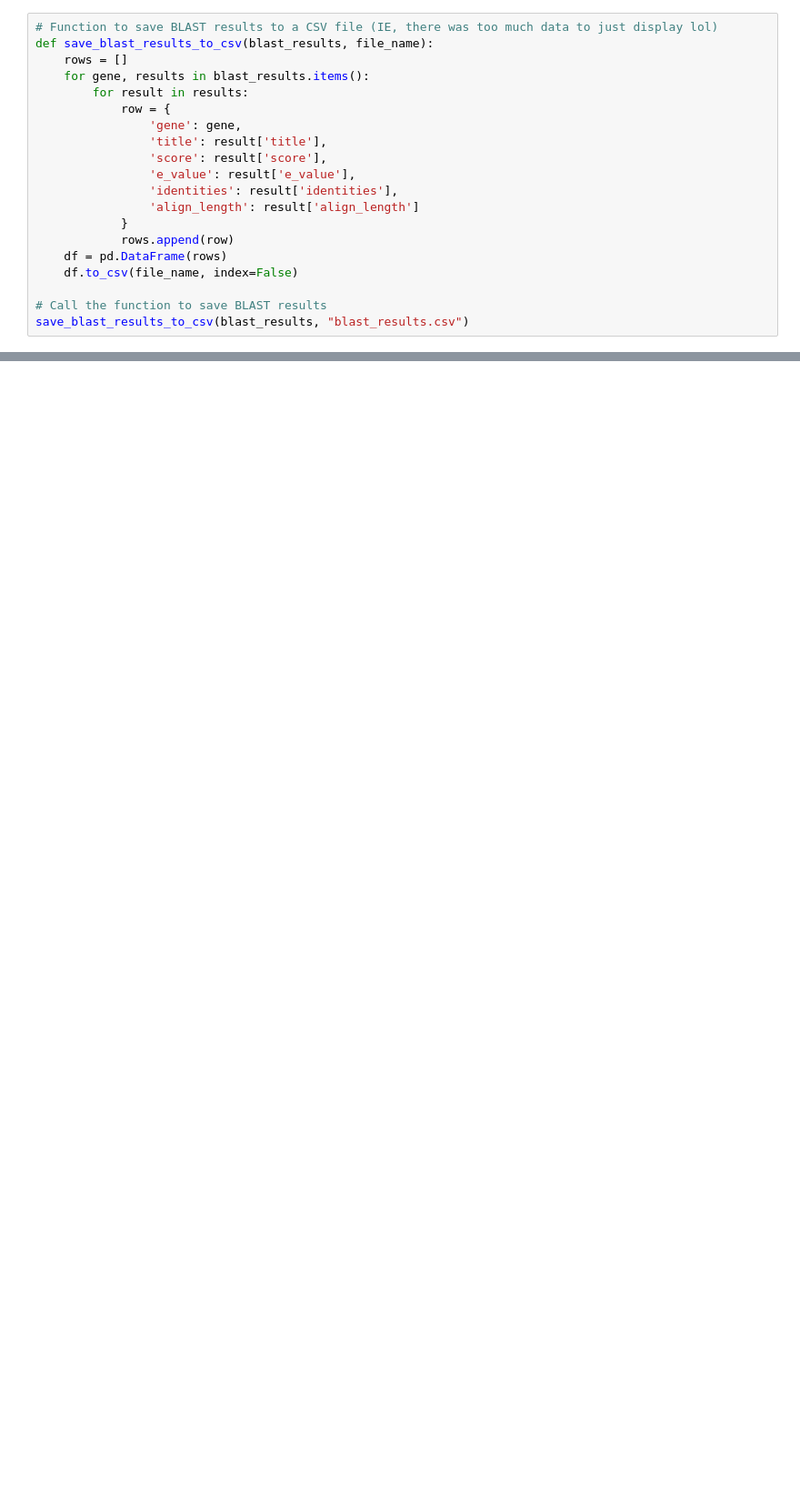
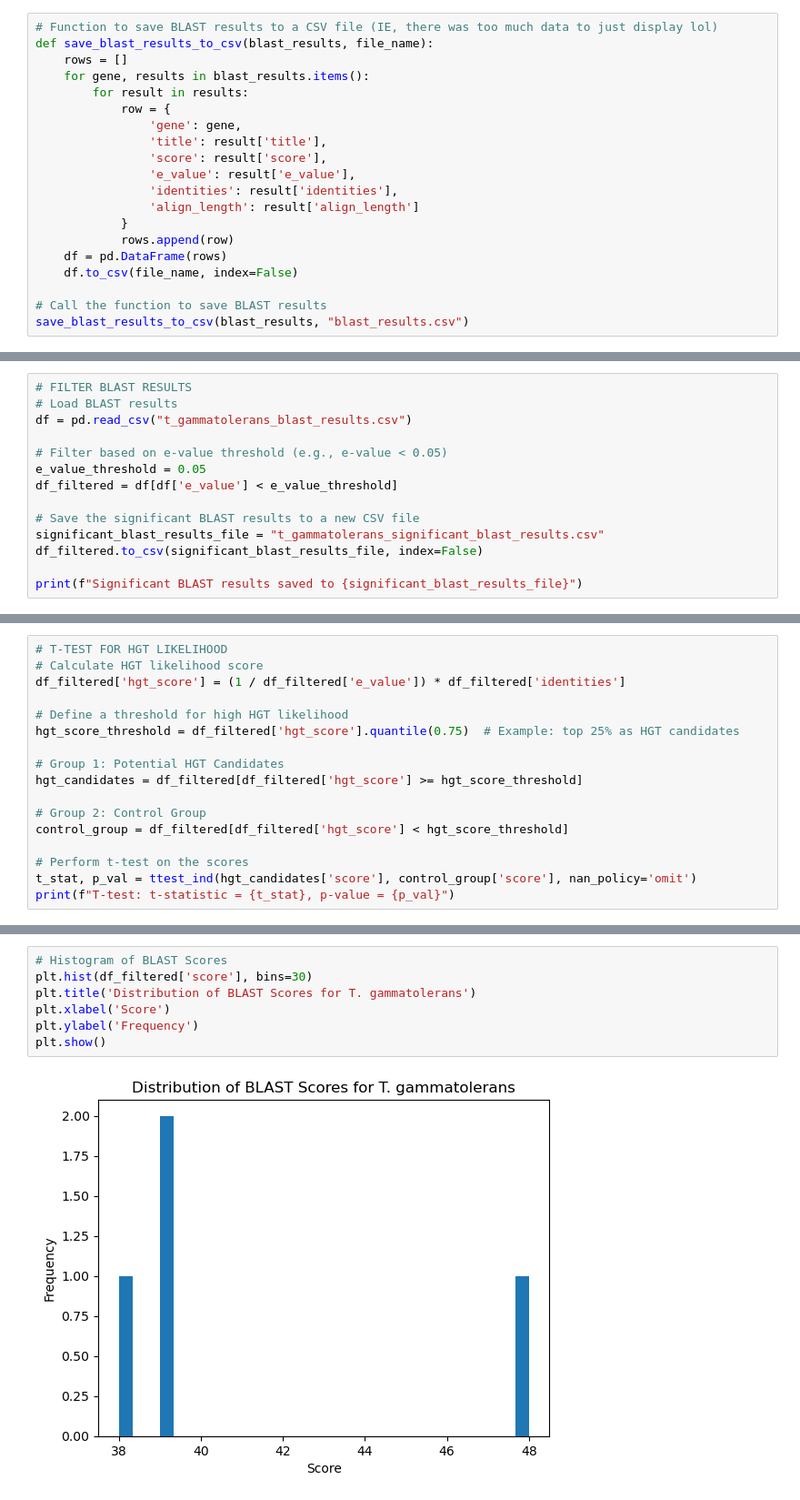
Before and after one commit to Cordeeceps/Extremophiles, a Jupyter notebook: AutomatedBLAST.ipynb, the cells around one changed output, grey strips where cells are left out. Shown: that part at 91% size. Saved outputs shown, nothing was run; the diff lists cells and outputs as text; blank space fills up the shorter version.

```diff
--- a/AutomatedBLAST.ipynb
+++ b/AutomatedBLAST.ipynb
@@ -301,0 +219,14 @@ plt.show()
+# %%
+# FILTER BLAST RESULTS
+# Load BLAST results
+df = pd.read_csv("t_gammatolerans_blast_results.csv")
+
+# Filter based on e-value threshold (e.g., e-value < 0.05)
+e_value_threshold = 0.05
+df_filtered = df[df['e_value'] < e_value_threshold]
+
+# Save the significant BLAST results to a new CSV file
+significant_blast_results_file = "t_gammatolerans_significant_blast_results.csv"
+df_filtered.to_csv(significant_blast_results_file, index=False)
+
+print(f"Significant BLAST results saved to {significant_blast_results_file}")
@@ -301,0 +343,17 @@ plt.show()
+# %%
+# T-TEST FOR HGT LIKELIHOOD
+# Calculate HGT likelihood score
+df_filtered['hgt_score'] = (1 / df_filtered['e_value']) * df_filtered['identities']
+
+# Define a threshold for high HGT likelihood
+hgt_score_threshold = df_filtered['hgt_score'].quantile(0.75)  # Example: top 25% as HGT candidates
+
+# Group 1: Potential HGT Candidates
+hgt_candidates = df_filtered[df_filtered['hgt_score'] >= hgt_score_threshold]
+
+# Group 2: Control Group
+control_group = df_filtered[df_filtered['hgt_score'] < hgt_score_threshold]
+
+# Perform t-test on the scores
+t_stat, p_val = ttest_ind(hgt_candidates['score'], control_group['score'], nan_policy='omit')
+print(f"T-test: t-statistic = {t_stat}, p-value = {p_val}")
@@ -301,0 +362,9 @@ plt.show()
+# %%
+# Histogram of BLAST Scores
+plt.hist(df_filtered['score'], bins=30)
+plt.title('Distribution of BLAST Scores for T. gammatolerans')
+plt.xlabel('Score')
+plt.ylabel('Frequency')
+plt.show()
+# %% [output]
+[figure, added]
```
Also changed, not shown: parts of 13 cells of this notebook, 30 other files.
